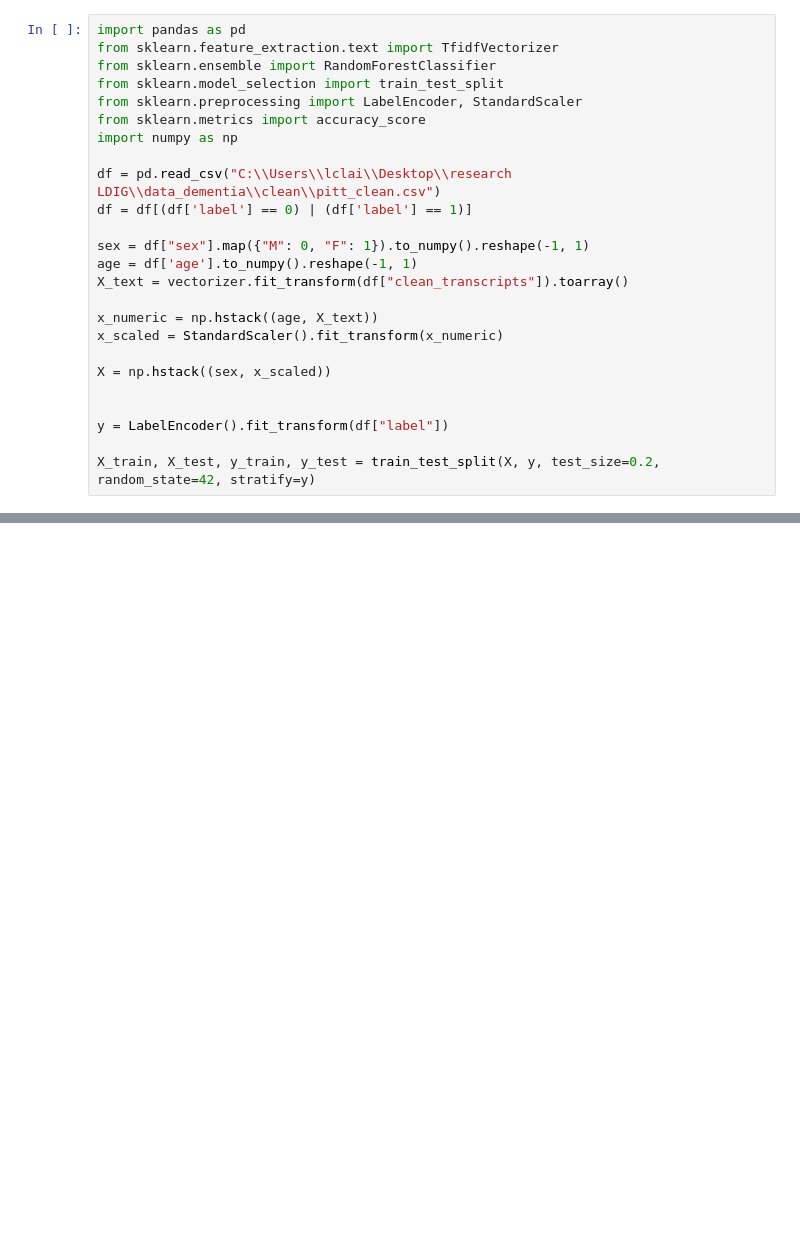
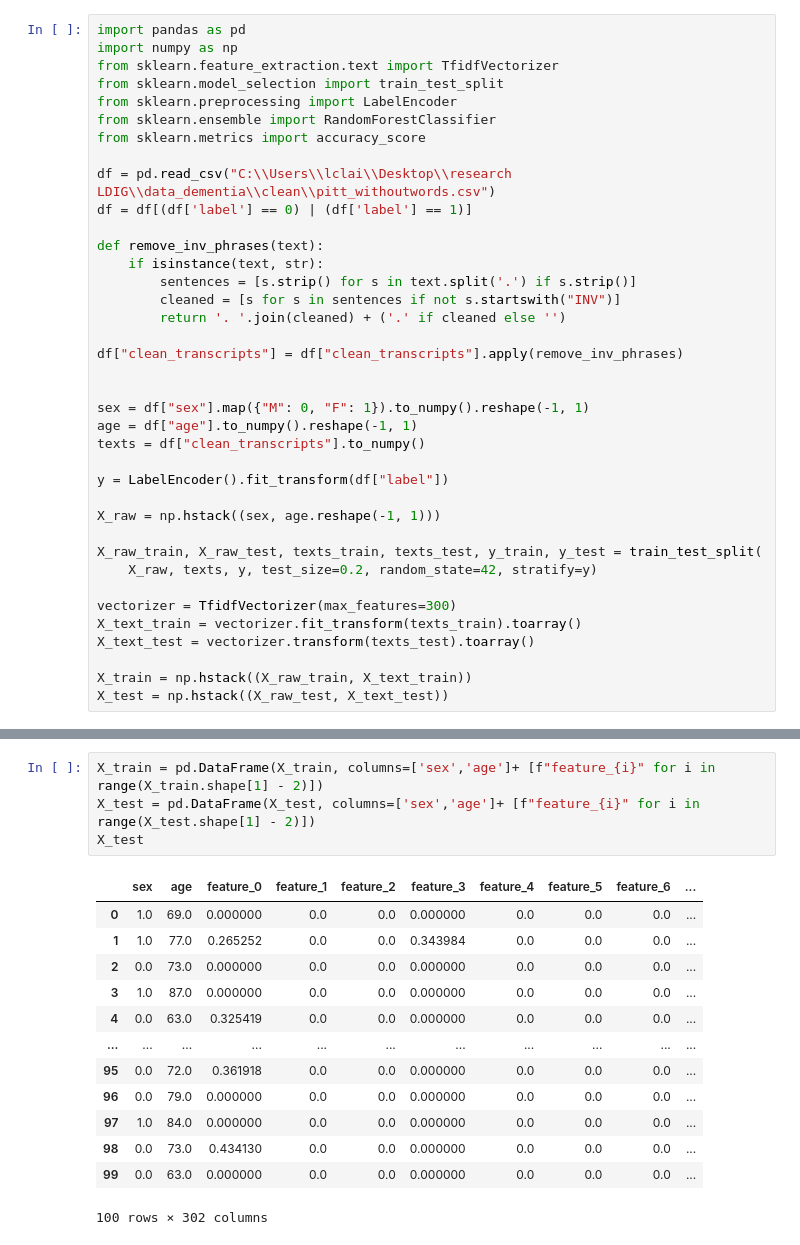
Before and after one commit to laiacoronas/predicting_dementia, a Jupyter notebook: code/models/conversasionals/TDIF.ipynb, the cells around one changed output, grey strips where cells are left out. Cells and saved outputs as stored; diff of their text form; blank space fills up the shorter version.

Commit message:
final models

```diff
--- a/code/models/conversasionals/TDIF.ipynb
+++ b/code/models/conversasionals/TDIF.ipynb
@@ -1,25 +1,38 @@
 # %%
 import pandas as pd
+import numpy as np
 from sklearn.feature_extraction.text import TfidfVectorizer
+from sklearn.model_selection import train_test_split
+from sklearn.preprocessing import LabelEncoder
 from sklearn.ensemble import RandomForestClassifier
-from sklearn.model_selection import train_test_split
-from sklearn.preprocessing import LabelEncoder, StandardScaler
 from sklearn.metrics import accuracy_score
-import numpy as np
 
-df = pd.read_csv("C:\\Users\\lclai\\Desktop\\research LDIG\\data_dementia\\clean\\pitt_clean.csv")
+df = pd.read_csv("C:\\Users\\lclai\\Desktop\\research LDIG\\data_dementia\\clean\\pitt_withoutwords.csv")
 df = df[(df['label'] == 0) | (df['label'] == 1)]
 
+def remove_inv_phrases(text):
+    if isinstance(text, str):
+        sentences = [s.strip() for s in text.split('.') if s.strip()]
+        cleaned = [s for s in sentences if not s.startswith("INV")]
+        return '. '.join(cleaned) + ('.' if cleaned else '')
+
+df["clean_transcripts"] = df["clean_transcripts"].apply(remove_inv_phrases)
+
+
 sex = df["sex"].map({"M": 0, "F": 1}).to_numpy().reshape(-1, 1)
-age = df['age'].to_numpy().reshape(-1, 1)
-X_text = vectorizer.fit_transform(df["clean_transcripts"]).toarray()
-
-x_numeric = np.hstack((age, X_text))
-x_scaled = StandardScaler().fit_transform(x_numeric)
-
-X = np.hstack((sex, x_scaled))
-
+age = df["age"].to_numpy().reshape(-1, 1)
+texts = df["clean_transcripts"].to_numpy()
 
 y = LabelEncoder().fit_transform(df["label"])
 
-X_train, X_test, y_train, y_test = train_test_split(X, y, test_size=0.2, random_state=42, stratify=y)
+X_raw = np.hstack((sex, age.reshape(-1, 1)))
+
+X_raw_train, X_raw_test, texts_train, texts_test, y_train, y_test = train_test_split(
+    X_raw, texts, y, test_size=0.2, random_state=42, stratify=y)
+
+vectorizer = TfidfVectorizer(max_features=300)
+X_text_train = vectorizer.fit_transform(texts_train).toarray()
+X_text_test = vectorizer.transform(texts_test).toarray()
+
+X_train = np.hstack((X_raw_train, X_text_train))
+X_test = np.hstack((X_raw_test, X_text_test))
@@ -133,0 +39,18 @@ Best cross-validation AUC: 0.8864
+# %%
+X_train = pd.DataFrame(X_train, columns=['sex','age']+ [f"feature_{i}" for i in range(X_train.shape[1] - 2)])
+X_test = pd.DataFrame(X_test, columns=['sex','age']+ [f"feature_{i}" for i in range(X_test.shape[1] - 2)])
+X_test
+# %% [output]
+|  | sex | age | feature_0 | feature_1 | feature_2 | feature_3 | feature_4 | feature_5 | feature_6 | ... |
+| 0 | 1.0 | 69.0 | 0.000000 | 0.0 | 0.0 | 0.000000 | 0.0 | 0.0 | 0.0 | ... |
+| 1 | 1.0 | 77.0 | 0.265252 | 0.0 | 0.0 | 0.343984 | 0.0 | 0.0 | 0.0 | ... |
+| 2 | 0.0 | 73.0 | 0.000000 | 0.0 | 0.0 | 0.000000 | 0.0 | 0.0 | 0.0 | ... |
+| 3 | 1.0 | 87.0 | 0.000000 | 0.0 | 0.0 | 0.000000 | 0.0 | 0.0 | 0.0 | ... |
+| 4 | 0.0 | 63.0 | 0.325419 | 0.0 | 0.0 | 0.000000 | 0.0 | 0.0 | 0.0 | ... |
+| ... | ... | ... | ... | ... | ... | ... | ... | ... | ... | ... |
+| 95 | 0.0 | 72.0 | 0.361918 | 0.0 | 0.0 | 0.000000 | 0.0 | 0.0 | 0.0 | ... |
+| 96 | 0.0 | 79.0 | 0.000000 | 0.0 | 0.0 | 0.000000 | 0.0 | 0.0 | 0.0 | ... |
+| 97 | 1.0 | 84.0 | 0.000000 | 0.0 | 0.0 | 0.000000 | 0.0 | 0.0 | 0.0 | ... |
+| 98 | 0.0 | 73.0 | 0.434130 | 0.0 | 0.0 | 0.000000 | 0.0 | 0.0 | 0.0 | ... |
+| 99 | 0.0 | 63.0 | 0.000000 | 0.0 | 0.0 | 0.000000 | 0.0 | 0.0 | 0.0 | ... |
+100 rows × 302 columns
```
Also changed, not shown: parts of 6 cells of this notebook, 4 other files.
